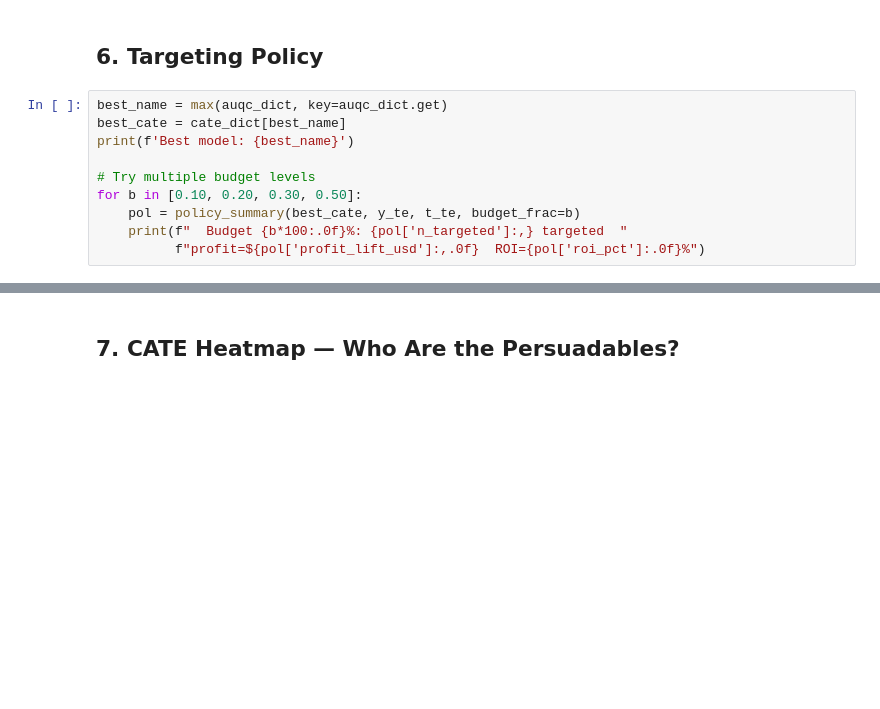
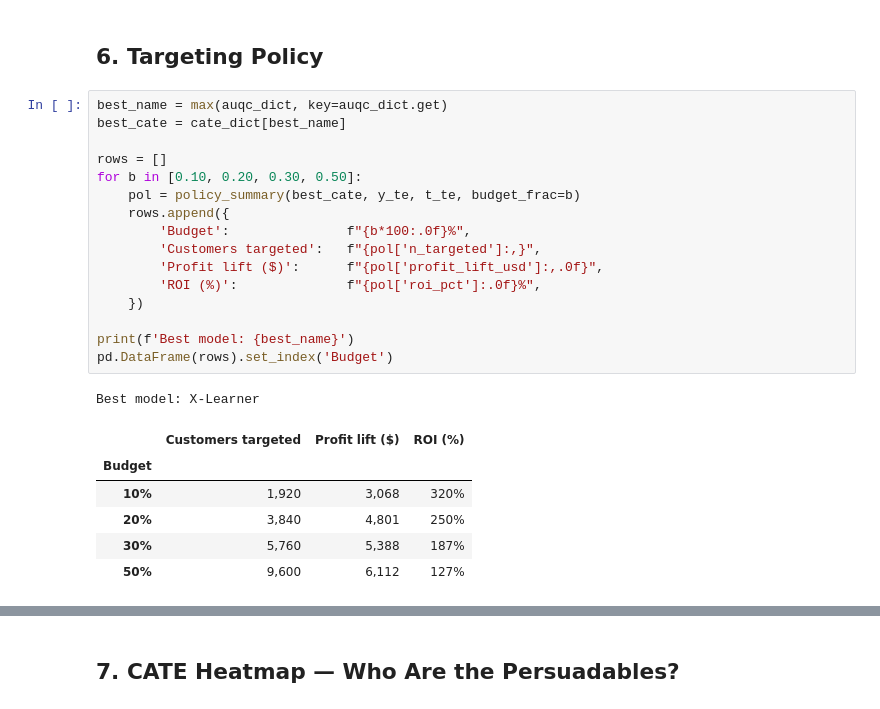
Before and after one commit to MYOUSSF/uplift_project, a Jupyter notebook: notebooks/uplift_exploration.ipynb, the cells around one changed output, grey strips where cells are left out. Saved outputs shown, nothing was run; the diff lists cells and outputs as text; blank space fills up the shorter version.

```diff
--- a/notebooks/uplift_exploration.ipynb
+++ b/notebooks/uplift_exploration.ipynb
@@ -96,13 +144,27 @@ plt.show()
 # %%
 best_name = max(auqc_dict, key=auqc_dict.get)
 best_cate = cate_dict[best_name]
-print(f'Best model: {best_name}')
 
-# Try multiple budget levels
+rows = []
 for b in [0.10, 0.20, 0.30, 0.50]:
     pol = policy_summary(best_cate, y_te, t_te, budget_frac=b)
-    print(f"  Budget {b*100:.0f}%: {pol['n_targeted']:,} targeted  "
-          f"profit=${pol['profit_lift_usd']:,.0f}  ROI={pol['roi_pct']:.0f}%")
+    rows.append({
+        'Budget':               f"{b*100:.0f}%",
+        'Customers targeted':   f"{pol['n_targeted']:,}",
+        'Profit lift ($)':      f"{pol['profit_lift_usd']:,.0f}",
+        'ROI (%)':              f"{pol['roi_pct']:.0f}%",
+    })
+
+print(f'Best model: {best_name}')
+pd.DataFrame(rows).set_index('Budget')
+# %% [output]
+Best model: X-Learner
+|  | Customers targeted | Profit lift ($) | ROI (%) |
+| Budget |  |  |  |
+| 10% | 1,920 | 3,068 | 320% |
+| 20% | 3,840 | 4,801 | 250% |
+| 30% | 5,760 | 5,388 | 187% |
+| 50% | 9,600 | 6,112 | 127% |
 # %%
 bdf = budget_sweep(best_cate, y_te, t_te)
 plot_budget_curve(bdf)
```
Also changed, not shown: parts of 17 cells of this notebook, 4 other files.
